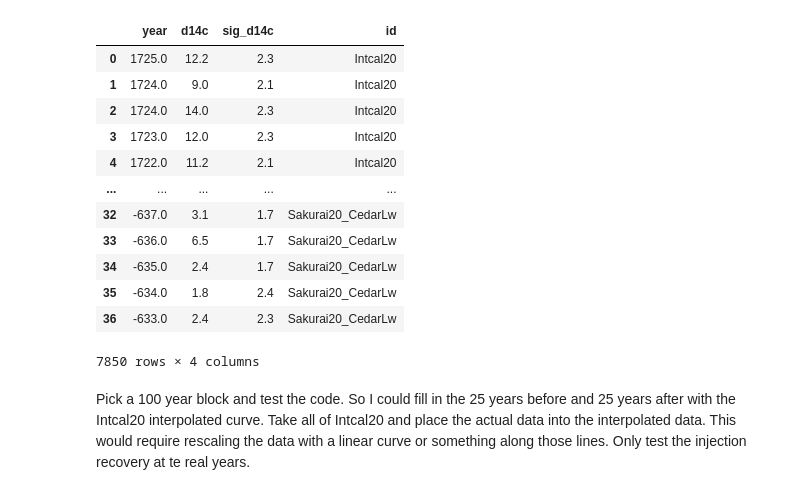
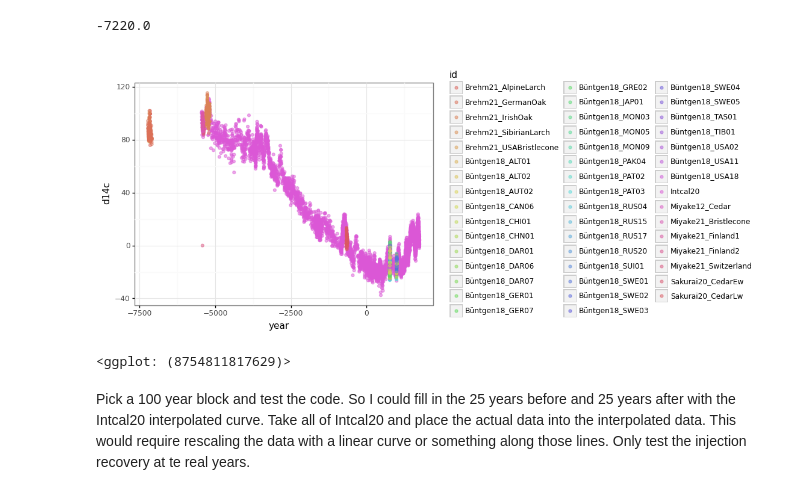
Before and after one commit to Jordan-Dennis/Miyake, a Jupyter notebook: Python IR/injection_recovery.ipynb, the cells around one changed output. Saved outputs shown, nothing was run; the diff lists cells and outputs as text; code cells hidden in the pictures.

Commit message:
Complete data sorting and preparation for the injection recovery

```diff
--- a/Python IR/injection_recovery.ipynb
+++ b/Python IR/injection_recovery.ipynb
@@ -22,22 +22,29 @@ for data_set in data_sets:
     pd_concat_iter.append(iter_set)
 
 annual_res = concat(pd_concat_iter) # Constructing the dataset
+# %%
+def correct_sign(row):
+    """
+    Corrects the sign of the Brehm data which was recorded without the minus sign for BCE
+    """
+    if row["id"][:7] == "Brehm21":
+        row["year"] = -row["year"]
+    return row
+
+annual_res = annual_res.apply(correct_sign, axis=1)
+# %%
+annual_res["year"].min()
+# %% [output]
+-7220.0
 # %%
 d14c = concat([mixed_res, annual_res])
-# %% [output]
-|  | year | d14c | sig_d14c | id |
-| 0 | 1725.0 | 12.2 | 2.3 | Intcal20 |
-| 1 | 1724.0 | 9.0 | 2.1 | Intcal20 |
-| 2 | 1724.0 | 14.0 | 2.3 | Intcal20 |
-| 3 | 1723.0 | 12.0 | 2.3 | Intcal20 |
-| 4 | 1722.0 | 11.2 | 2.1 | Intcal20 |
-| ... | ... | ... | ... | ... |
-| 32 | -637.0 | 3.1 | 1.7 | Sakurai20_CedarLw |
-| 33 | -636.0 | 6.5 | 1.7 | Sakurai20_CedarLw |
-| 34 | -635.0 | 2.4 | 1.7 | Sakurai20_CedarLw |
-| 35 | -634.0 | 1.8 | 2.4 | Sakurai20_CedarLw |
-| 36 | -633.0 | 2.4 | 2.3 | Sakurai20_CedarLw |
-7850 rows × 4 columns
+# %%
+(ggplot(d14c, aes(x="year", y="d14c", color="id"))
+    + theme_bw()
+    + geom_point(alpha=0.5))
+# %% [output]
+[figure, added]
+<ggplot: (8754811817629)>
 # %% [markdown]
 Pick a 100 year block and test the code. So I could fill in the 25 years before and 25 years after with the Intcal20 interpolated curve. Take all of Intcal20 and place the actual data into the interpolated data. This would require rescaling the data with a linear curve or something along those lines. Only test the injection recovery at te real years.
 # %% [markdown]
```
Also changed, not shown: parts of 1 cell of this notebook.
